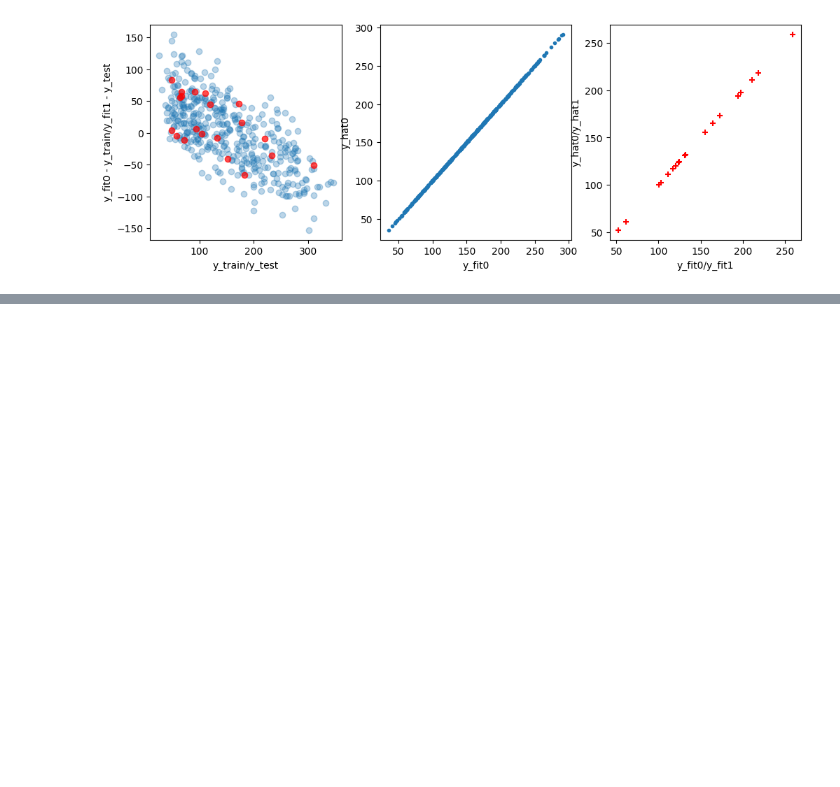
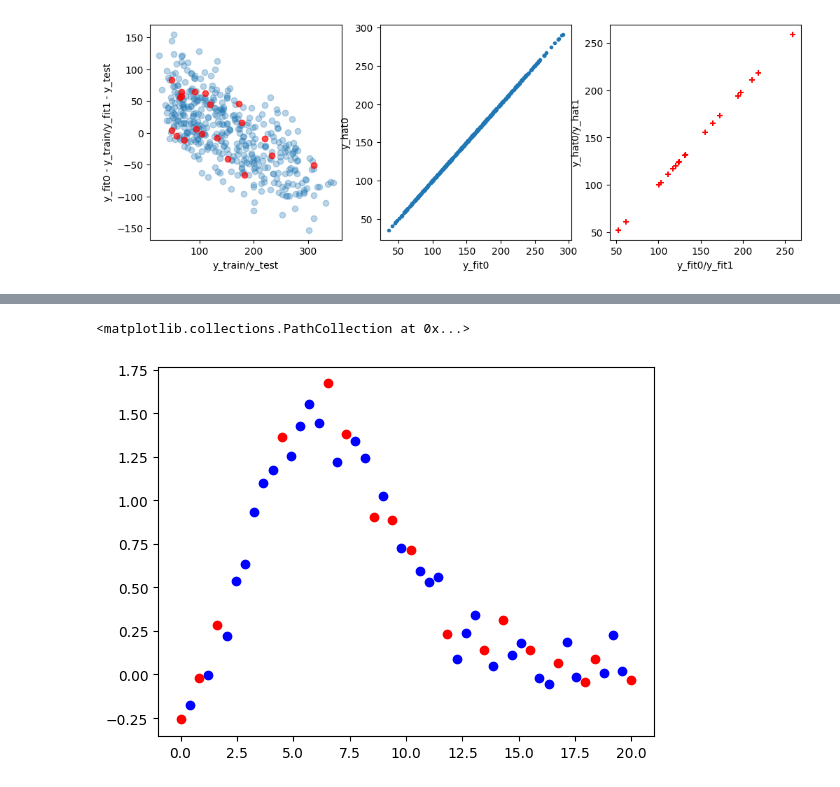
Before and after one commit to mjjackey/ML_Lab_Soton, a Jupyter notebook: ML_Lab1_Scikit_Learn.ipynb, the cells around one changed output, grey strips where cells are left out. Cells and saved outputs as stored; diff of their text form; code cells hidden in the pictures; blank space fills up the shorter version.

```diff
--- a/ML_Lab1_Scikit_Learn.ipynb
+++ b/ML_Lab1_Scikit_Learn.ipynb
@@ -194,0 +211,14 @@ Shapes of (X, y) test sets:  (20, 10) (20, 1) , regression coefs and intercept
+# %%
+def f2(x):
+    return (x/3)**2*np.exp(-(x/6)**2)
+
+X = np.linspace(0,20,50)
+y2 = f2(X)+np.random.normal(0,0.1,50)
+X = np.atleast_2d(X).T
+
+X_train, X_test, y_train, y_test = train_test_split(X, y2, test_size=0.33, random_state=40)
+plt.scatter(X_train,y_train, c='b')
+plt.scatter(X_test, y_test, c='r')
+# %% [output]
+<matplotlib.collections.PathCollection at 0x...>
+[figure, added]
```
Also changed, not shown: parts of 9 cells of this notebook.
